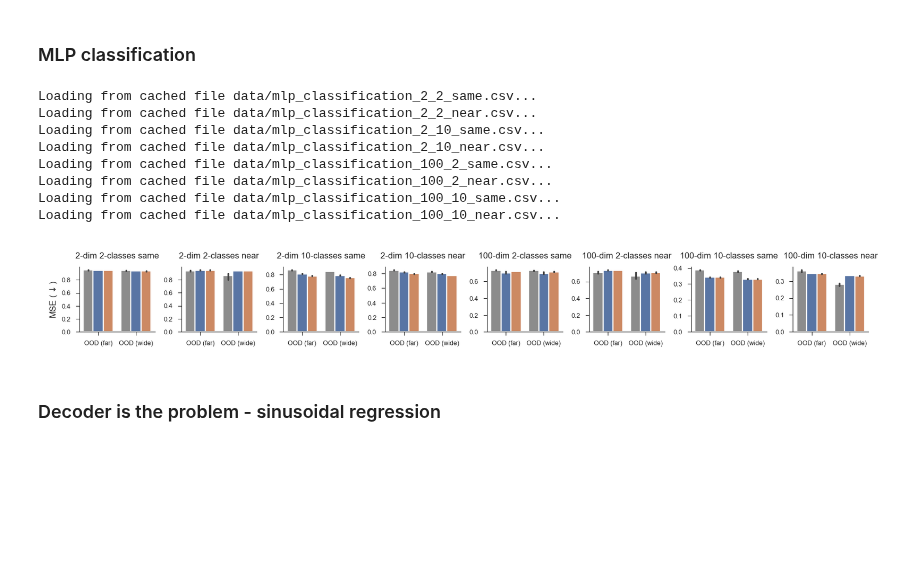
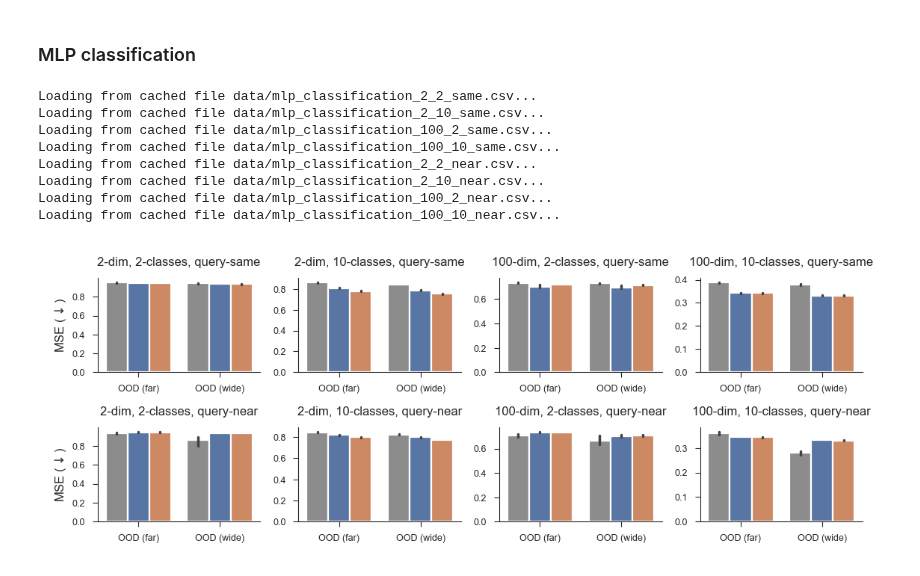
Before and after one commit to EricElmoznino/explicit_implicit_icl, a Jupyter notebook: notebooks/paper/figures.ipynb, the cells around one changed output. Drawn from its saved outputs; the diff is of its cells as text; code cells hidden in the pictures; blank space fills up the shorter version.

```diff
--- a/notebooks/paper/figures.ipynb
+++ b/notebooks/paper/figures.ipynb
@@ -1825,67 +1953,67 @@ plt.show()
 # %%
 mlp_classification_data = {}
 
-for x_dim in [2, 100]:
-    for y_dim in [2, 10]:
-        for context in context_styles:
+for context in context_styles:
+    for x_dim in [2, 100]:
+        for y_dim in [2, 10]:
             mlp_classification_data[
                 f"{x_dim} {y_dim} {context}"
             ] = get_run_performances(
                 wandb_username="sarthmit",
                 dataset="mlp-classification",
                 compare_across=["model"],
                 comparison_metrics=[
                     "val/Accuracy/dataloader_idx_0",
                     "val/Accuracy/dataloader_idx_1",
                     "val/Accuracy/dataloader_idx_2",
                 ],
                 mode="max",
                 filters={
                     "config.model": {"$nin": ["explicit-transformer-known-context"]},
                     "config.x_dim": x_dim,
                     "config.y_dim": y_dim,
                     "config.context_style": context,
                 },
                 save_path=f"data/mlp_classification_{x_dim}_{y_dim}_{context}.csv",
             )
+
+fig, axs = plt.subplots(nrows=2, ncols=4, figsize=(5.5, 2))
+
+i = 0
+for context in context_styles:
+    for x_dim in [2, 100]:
+        for y_dim in [2, 10]:
+            ax = axs[i // 4, i % 4]
+            model_comparison_barplot(
+                data=mlp_classification_data[f"{x_dim} {y_dim} {context}"],
+                metrics=["val/far_Accuracy", "val/wide_Accuracy"],
+                metric_short_names={
+                    "val/far_Accuracy": "OOD (far)",
+                    "val/wide_Accuracy": "OOD (wide)",
+                },
+                metric_units=r"MSE ($\downarrow$)",
+                err_kws={"linewidth": 1.25},
+                ax=ax,
+            )
+            ax.set(title=f"{x_dim}-dim, {y_dim}-classes, query-{context}")
+            i += 1
+
+for ax in axs[0, 1:]:
+    ax.set(ylabel=None)
+for ax in axs[1, 1:]:
+    ax.set(ylabel=None)
+for ax in axs.flatten():
+    ax.legend().remove()
+
+fig.savefig("saved/ablation_mlp_classification.pdf")
+plt.show()
 # %% [output]
 Loading from cached file data/mlp_classification_2_2_same.csv...
+Loading from cached file data/mlp_classification_2_10_same.csv...
+Loading from cached file data/mlp_classification_100_2_same.csv...
+Loading from cached file data/mlp_classification_100_10_same.csv...
 Loading from cached file data/mlp_classification_2_2_near.csv...
-Loading from cached file data/mlp_classification_2_10_same.csv...
 Loading from cached file data/mlp_classification_2_10_near.csv...
-Loading from cached file data/mlp_classification_100_2_same.csv...
 Loading from cached file data/mlp_classification_100_2_near.csv...
-Loading from cached file data/mlp_classification_100_10_same.csv...
 Loading from cached file data/mlp_classification_100_10_near.csv...
+[figure, added]
-# %%
-fig, axs = plt.subplots(
-    nrows=1, ncols=8, figsize=(8, 1), width_ratios=[1, 1, 1, 1, 1, 1, 1, 1]
-)
-
-i = 0
-for x_dim in [2, 100]:
-    for y_dim in [2, 10]:
-        for context in context_styles:
-            model_comparison_barplot(
-                data=mlp_classification_data[f"{x_dim} {y_dim} {context}"],
-                metrics=["val/far_Accuracy", "val/wide_Accuracy"],
-                metric_short_names={
-                    "val/far_Accuracy": "OOD (far)",
-                    "val/wide_Accuracy": "OOD (wide)",
-                },
-                metric_units=r"MSE ($\downarrow$)",
-                err_kws={"linewidth": 1.25},
-                ax=axs[i],
-            )
-            axs[i].set(title=f"{x_dim}-dim {y_dim}-classes {context}")
-            i += 1
-
-for ax in axs[1:]:
-    ax.set(ylabel=None)
-for ax in axs:
-    ax.legend().remove()
-plt.show()
-# %% [output]
-[figure, removed]
-# %% [markdown]
-### Decoder is the problem - sinusoidal regression
```
Also changed, not shown: parts of 15 cells of this notebook, 7 other files.
